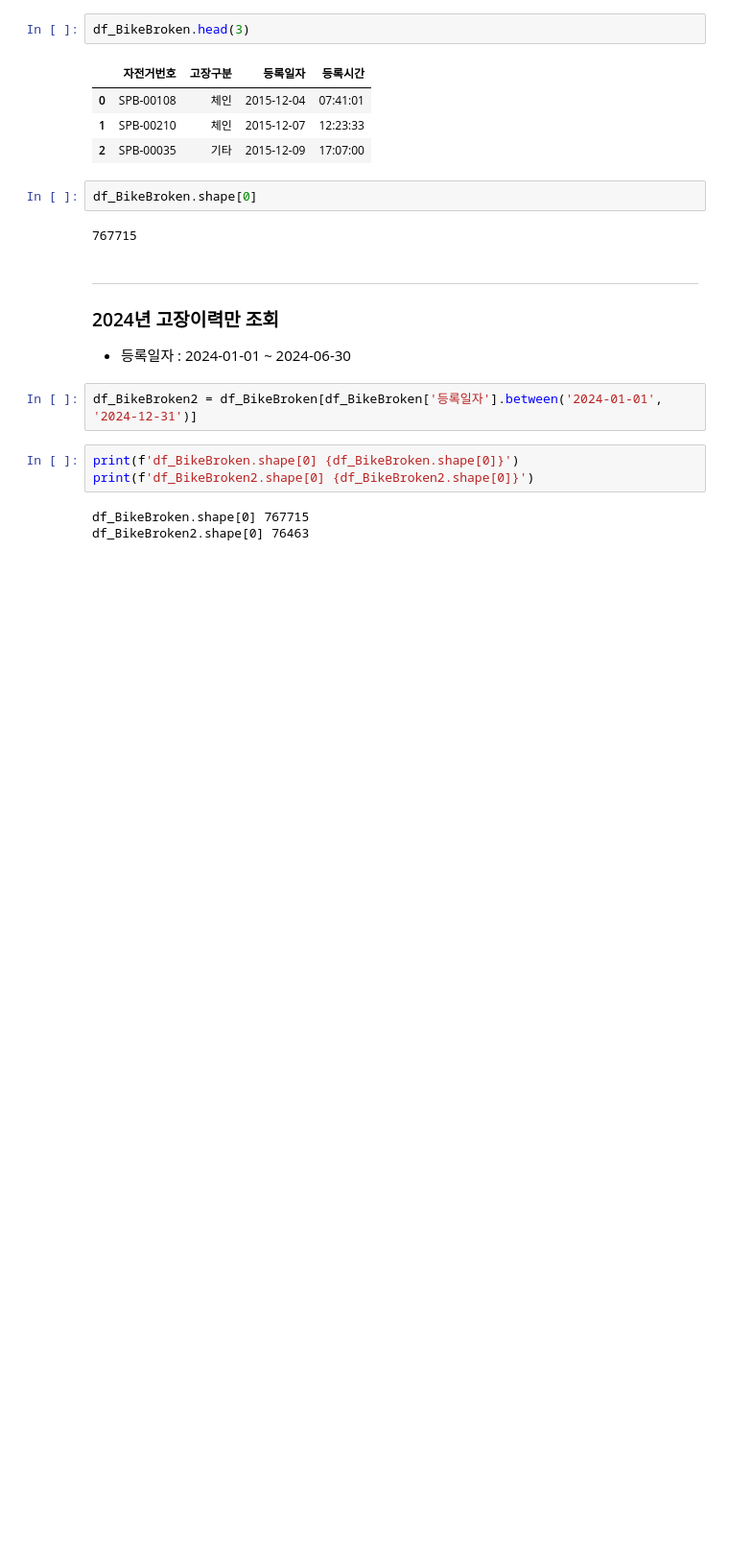
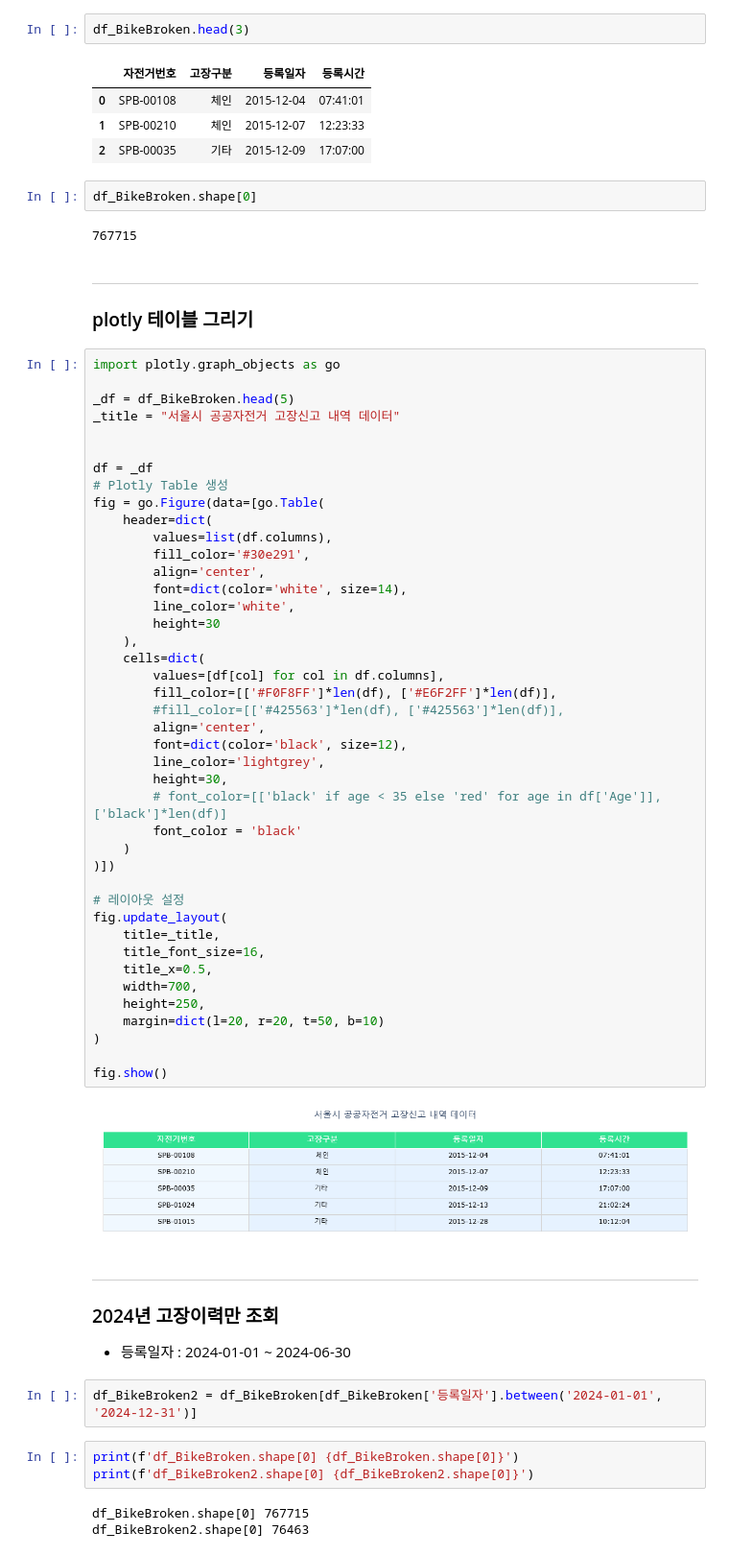
Before and after one commit to YawnsDuzin/Ekfmddl, a Jupyter notebook: Source_두진/_DATA_EDA/_고장자전거_대여패턴예측/2. 고장자전거_대여이상패턴_데이터추출_20241112.ipynb, the cells around one changed output. Shown at 96% size. Saved outputs shown, nothing was run; the diff lists cells and outputs as text; blank space fills up the shorter version.

```diff
--- a/Source_두진/_DATA_EDA/_고장자전거_대여패턴예측/2. 고장자전거_대여이상패턴_데이터추출_20241112.ipynb
+++ b/Source_두진/_DATA_EDA/_고장자전거_대여패턴예측/2. 고장자전거_대여이상패턴_데이터추출_20241112.ipynb
@@ -126,6 +170,53 @@ df_BikeBroken.head(3)
 df_BikeBroken.shape[0]
 # %% [output]
 767715
+# %% [markdown]
+---
+### plotly 테이블 그리기
+# %%
+import plotly.graph_objects as go
+
+_df = df_BikeBroken.head(5)
+_title = "서울시 공공자전거 고장신고 내역 데이터"
+
+
+df = _df
+# Plotly Table 생성
+fig = go.Figure(data=[go.Table(
+    header=dict(
+        values=list(df.columns),
+        fill_color='#30e291',
+        align='center',
+        font=dict(color='white', size=14),
+        line_color='white',
+        height=30
+    ),
+    cells=dict(
+        values=[df[col] for col in df.columns],
+        fill_color=[['#F0F8FF']*len(df), ['#E6F2FF']*len(df)],
+        #fill_color=[['#425563']*len(df), ['#425563']*len(df)],
+        align='center',
+        font=dict(color='black', size=12),
+        line_color='lightgrey',
+        height=30,
+        # font_color=[['black' if age < 35 else 'red' for age in df['Age']], ['black']*len(df)]
+        font_color = 'black'
+    )
+)])
+
+# 레이아웃 설정
+fig.update_layout(
+    title=_title,
+    title_font_size=16,
+    title_x=0.5,
+    width=700,
+    height=250,
+    margin=dict(l=20, r=20, t=50, b=10)
+)
+
+fig.show()
+# %% [output]
+[figure, added]
 # %% [markdown]
 ---
 ### 2024년 고장이력만 조회
```
Also changed, not shown: parts of 8 cells of this notebook, 1 other file.
